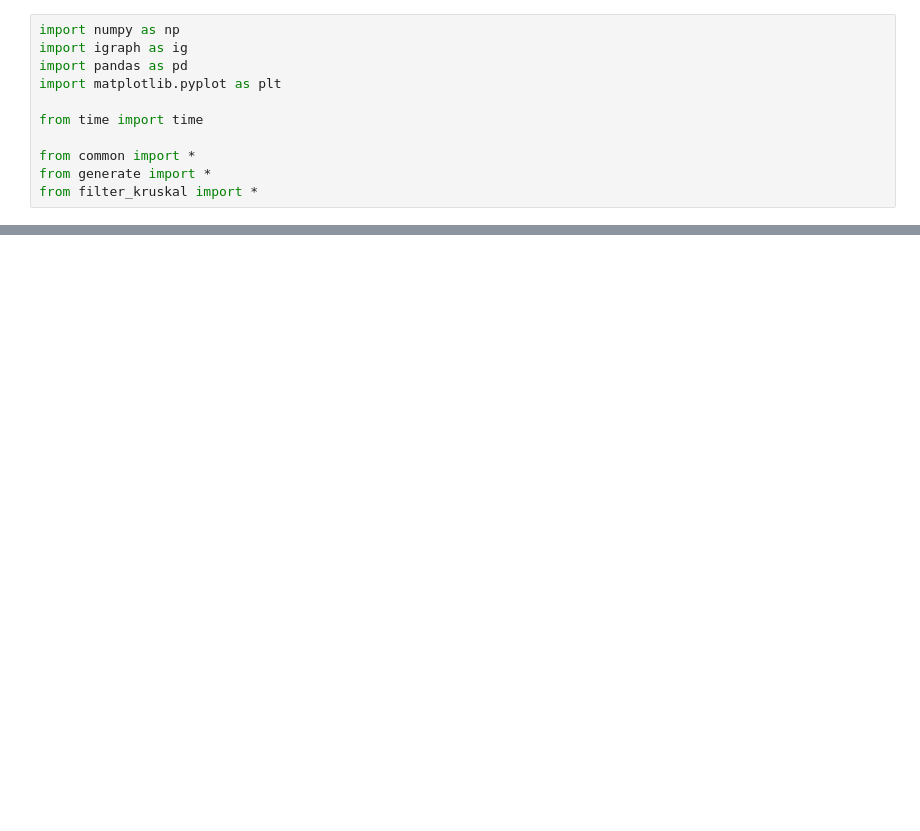
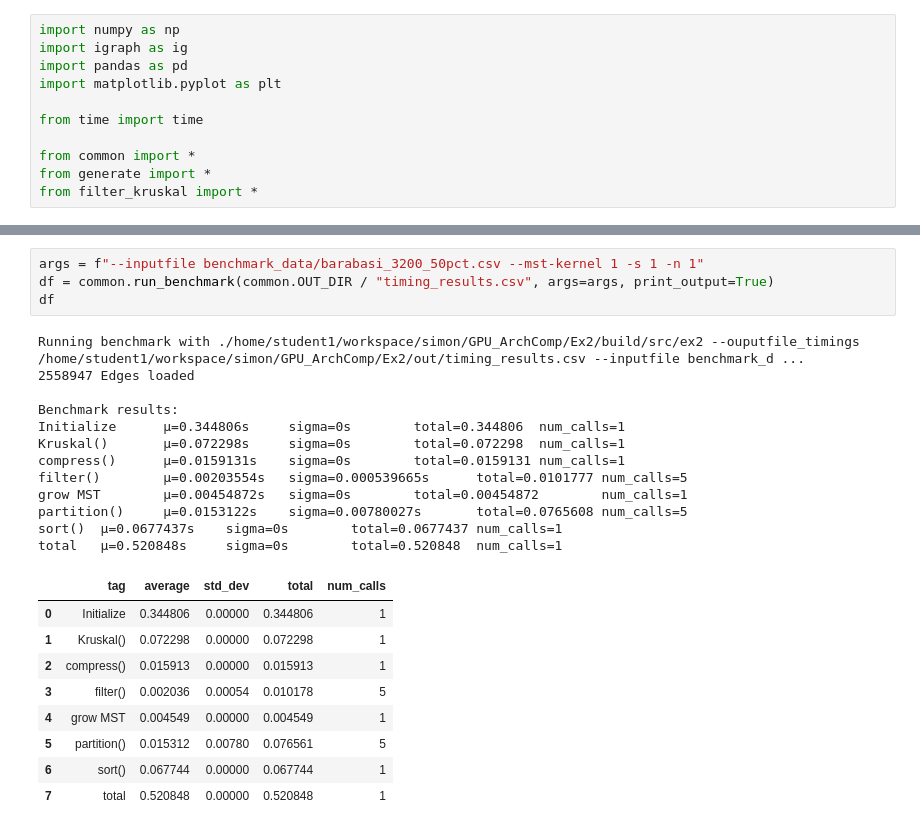
Before and after one commit to hitimr/GPU_ArchComp, a Jupyter notebook: Ex2/scripts/kruskal_benchmark.ipynb, the cells around one changed output, grey strips where cells are left out. Saved outputs shown, nothing was run; the diff lists cells and outputs as text; blank space fills up the shorter version.

```diff
--- a/Ex2/scripts/kruskal_benchmark.ipynb
+++ b/Ex2/scripts/kruskal_benchmark.ipynb
@@ -86,0 +82,26 @@ total   µ=0.431054s     sigma=0s        total=0.431054  num_calls=1
+# %%
+args = f"--inputfile benchmark_data/barabasi_3200_50pct.csv --mst-kernel 1 -s 1 -n 1"
+df = common.run_benchmark(common.OUT_DIR / "timing_results.csv", args=args, print_output=True)
+df
+# %% [output]
+Running benchmark with ./home/student1/workspace/simon/GPU_ArchComp/Ex2/build/src/ex2 --ouputfile_timings /home/student1/workspace/simon/GPU_ArchComp/Ex2/out/timing_results.csv --inputfile benchmark_d ...
+2558947 Edges loaded
+
+Benchmark results:
+Initialize      µ=0.344806s     sigma=0s        total=0.344806  num_calls=1
+Kruskal()       µ=0.072298s     sigma=0s        total=0.072298  num_calls=1
+compress()      µ=0.0159131s    sigma=0s        total=0.0159131 num_calls=1
+filter()        µ=0.00203554s   sigma=0.000539665s      total=0.0101777 num_calls=5
+grow MST        µ=0.00454872s   sigma=0s        total=0.00454872        num_calls=1
+partition()     µ=0.0153122s    sigma=0.00780027s       total=0.0765608 num_calls=5
+sort()  µ=0.0677437s    sigma=0s        total=0.0677437 num_calls=1
+total   µ=0.520848s     sigma=0s        total=0.520848  num_calls=1
+|  | tag | average | std_dev | total | num_calls |
+| 0 | Initialize | 0.344806 | 0.00000 | 0.344806 | 1 |
+| 1 | Kruskal() | 0.072298 | 0.00000 | 0.072298 | 1 |
+| 2 | compress() | 0.015913 | 0.00000 | 0.015913 | 1 |
+| 3 | filter() | 0.002036 | 0.00054 | 0.010178 | 5 |
+| 4 | grow MST | 0.004549 | 0.00000 | 0.004549 | 1 |
+| 5 | partition() | 0.015312 | 0.00780 | 0.076561 | 5 |
+| 6 | sort() | 0.067744 | 0.00000 | 0.067744 | 1 |
+| 7 | total | 0.520848 | 0.00000 | 0.520848 | 1 |
```
Also changed, not shown: parts of 8 cells of this notebook, 1 other file.
